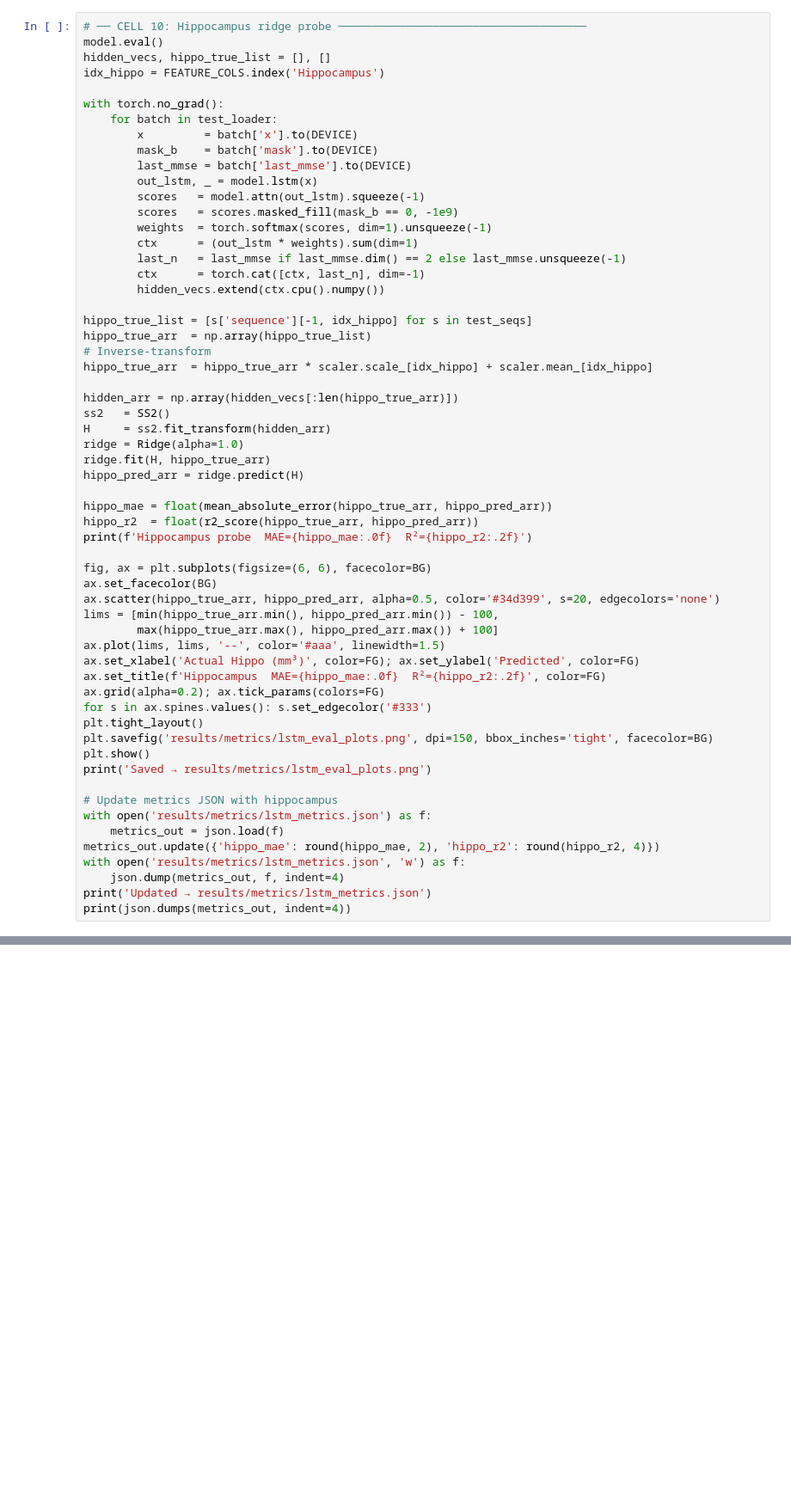
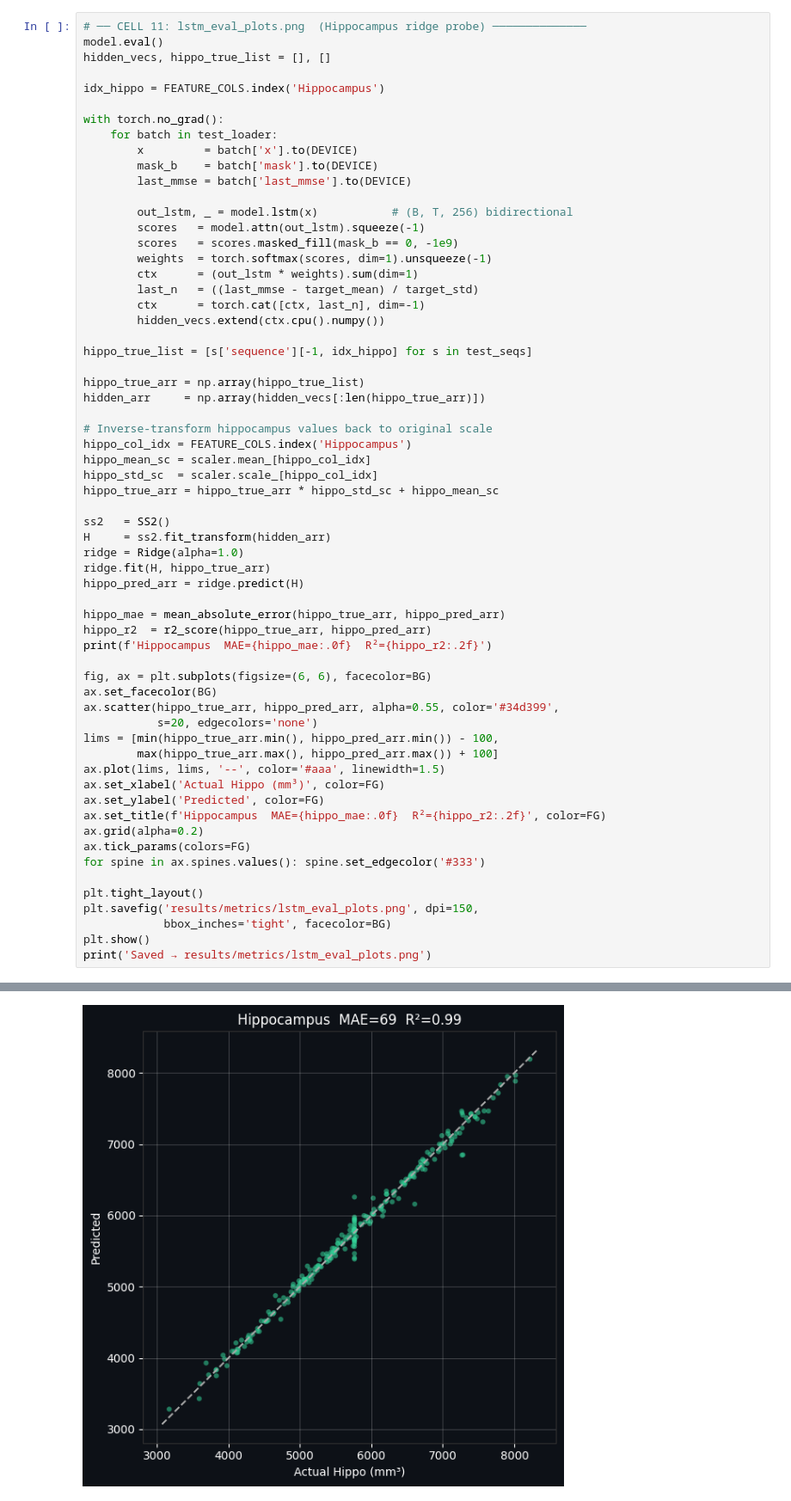
Before and after one commit to evanimenon/alzheimers-digital-twin, a Jupyter notebook: 02_lstm_model.ipynb, the cells around one changed output, grey strips where cells are left out. Shown at 86% size. Drawn from its saved outputs; the diff is of its cells as text; blank space fills up the shorter version.

```diff
--- a/02_lstm_model.ipynb
+++ b/02_lstm_model.ipynb
@@ -467,7 +453,8 @@ Saved → results/metrics/demo_data.json
 # %%
-# ── CELL 10: Hippocampus ridge probe ─────────────────────────────────────
+# ── CELL 11: lstm_eval_plots.png  (Hippocampus ridge probe) ──────────────
 model.eval()
 hidden_vecs, hippo_true_list = [], []
+
 idx_hippo = FEATURE_COLS.index('Hippocampus')
 
 with torch.no_grad():
@@ -475,52 +462,54 @@ with torch.no_grad():
         x         = batch['x'].to(DEVICE)
         mask_b    = batch['mask'].to(DEVICE)
         last_mmse = batch['last_mmse'].to(DEVICE)
-        out_lstm, _ = model.lstm(x)
+
+        out_lstm, _ = model.lstm(x)           # (B, T, 256) bidirectional
         scores   = model.attn(out_lstm).squeeze(-1)
         scores   = scores.masked_fill(mask_b == 0, -1e9)
         weights  = torch.softmax(scores, dim=1).unsqueeze(-1)
         ctx      = (out_lstm * weights).sum(dim=1)
-        last_n   = last_mmse if last_mmse.dim() == 2 else last_mmse.unsqueeze(-1)
+        last_n   = ((last_mmse - target_mean) / target_std)
         ctx      = torch.cat([ctx, last_n], dim=-1)
         hidden_vecs.extend(ctx.cpu().numpy())
 
 hippo_true_list = [s['sequence'][-1, idx_hippo] for s in test_seqs]
-hippo_true_arr  = np.array(hippo_true_list)
-# Inverse-transform
-hippo_true_arr  = hippo_true_arr * scaler.scale_[idx_hippo] + scaler.mean_[idx_hippo]
 
-hidden_arr = np.array(hidden_vecs[:len(hippo_true_arr)])
+hippo_true_arr = np.array(hippo_true_list)
+hidden_arr     = np.array(hidden_vecs[:len(hippo_true_arr)])
+
+# Inverse-transform hippocampus values back to original scale
+hippo_col_idx = FEATURE_COLS.index('Hippocampus')
+hippo_mean_sc = scaler.mean_[hippo_col_idx]
+hippo_std_sc  = scaler.scale_[hippo_col_idx]
+hippo_true_arr = hippo_true_arr * hippo_std_sc + hippo_mean_sc
+
 ss2   = SS2()
 H     = ss2.fit_transform(hidden_arr)
 ridge = Ridge(alpha=1.0)
 ridge.fit(H, hippo_true_arr)
 hippo_pred_arr = ridge.predict(H)
 
-hippo_mae = float(mean_absolute_error(hippo_true_arr, hippo_pred_arr))
-hippo_r2  = float(r2_score(hippo_true_arr, hippo_pred_arr))
-print(f'Hippocampus probe  MAE={hippo_mae:.0f}  R²={hippo_r2:.2f}')
+hippo_mae = mean_absolute_error(hippo_true_arr, hippo_pred_arr)
+hippo_r2  = r2_score(hippo_true_arr, hippo_pred_arr)
+print(f'Hippocampus  MAE={hippo_mae:.0f}  R²={hippo_r2:.2f}')
 
 fig, ax = plt.subplots(figsize=(6, 6), facecolor=BG)
 ax.set_facecolor(BG)
-ax.scatter(hippo_true_arr, hippo_pred_arr, alpha=0.5, color='#34d399', s=20, edgecolors='none')
+ax.scatter(hippo_true_arr, hippo_pred_arr, alpha=0.55, color='#34d399',
+           s=20, edgecolors='none')
 lims = [min(hippo_true_arr.min(), hippo_pred_arr.min()) - 100,
         max(hippo_true_arr.max(), hippo_pred_arr.max()) + 100]
 ax.plot(lims, lims, '--', color='#aaa', linewidth=1.5)
-ax.set_xlabel('Actual Hippo (mm³)', color=FG); ax.set_ylabel('Predicted', color=FG)
+ax.set_xlabel('Actual Hippo (mm³)', color=FG)
+ax.set_ylabel('Predicted', color=FG)
 ax.set_title(f'Hippocampus  MAE={hippo_mae:.0f}  R²={hippo_r2:.2f}', color=FG)
-ax.grid(alpha=0.2); ax.tick_params(colors=FG)
-for s in ax.spines.values(): s.set_edgecolor('#333')
+ax.grid(alpha=0.2)
+ax.tick_params(colors=FG)
+for spine in ax.spines.values(): spine.set_edgecolor('#333')
+
 plt.tight_layout()
-plt.savefig('results/metrics/lstm_eval_plots.png', dpi=150, bbox_inches='tight', facecolor=BG)
+plt.savefig('results/metrics/lstm_eval_plots.png', dpi=150,
+            bbox_inches='tight', facecolor=BG)
 plt.show()
 print('Saved → results/metrics/lstm_eval_plots.png')
-
-# Update metrics JSON with hippocampus
-with open('results/metrics/lstm_metrics.json') as f:
-    metrics_out = json.load(f)
-metrics_out.update({'hippo_mae': round(hippo_mae, 2), 'hippo_r2': round(hippo_r2, 4)})
-with open('results/metrics/lstm_metrics.json', 'w') as f:
-    json.dump(metrics_out, f, indent=4)
-print('Updated → results/metrics/lstm_metrics.json')
-print(json.dumps(metrics_out, indent=4))
 # %% [output]
@@ -535,0 +517 @@ Updated → results/metrics/lstm_metrics.json
+[figure, added]
```
Also changed, not shown: parts of 17 cells of this notebook, 1 other file.
